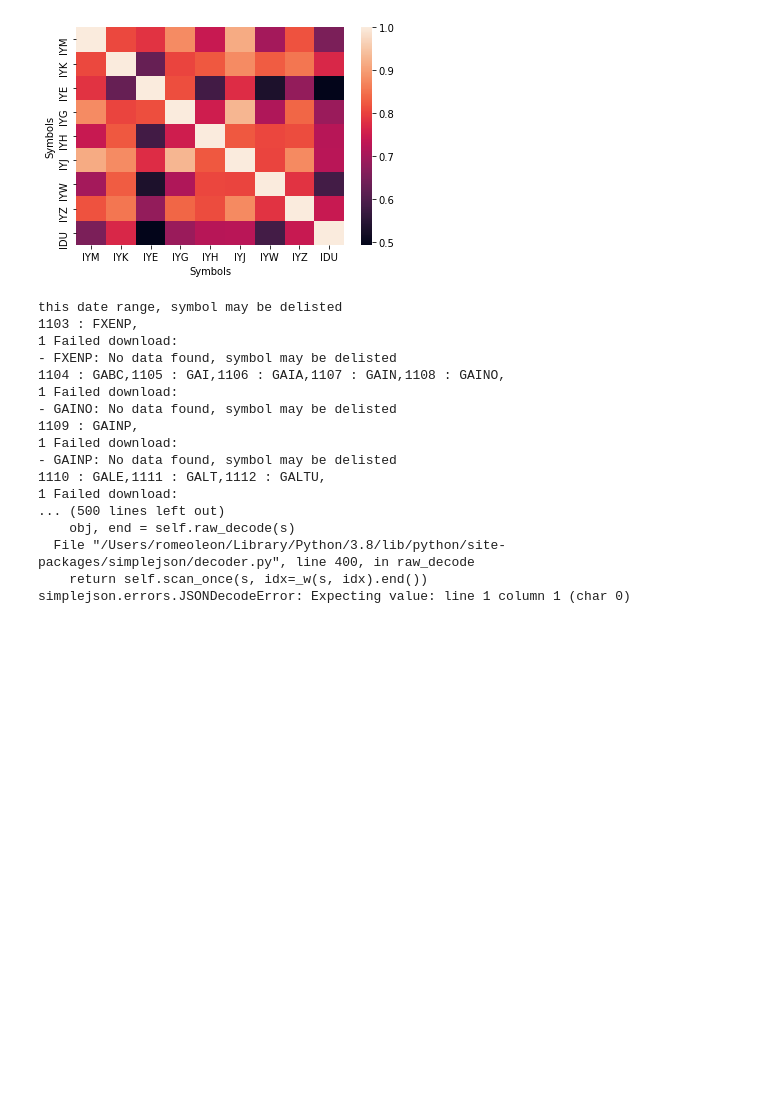
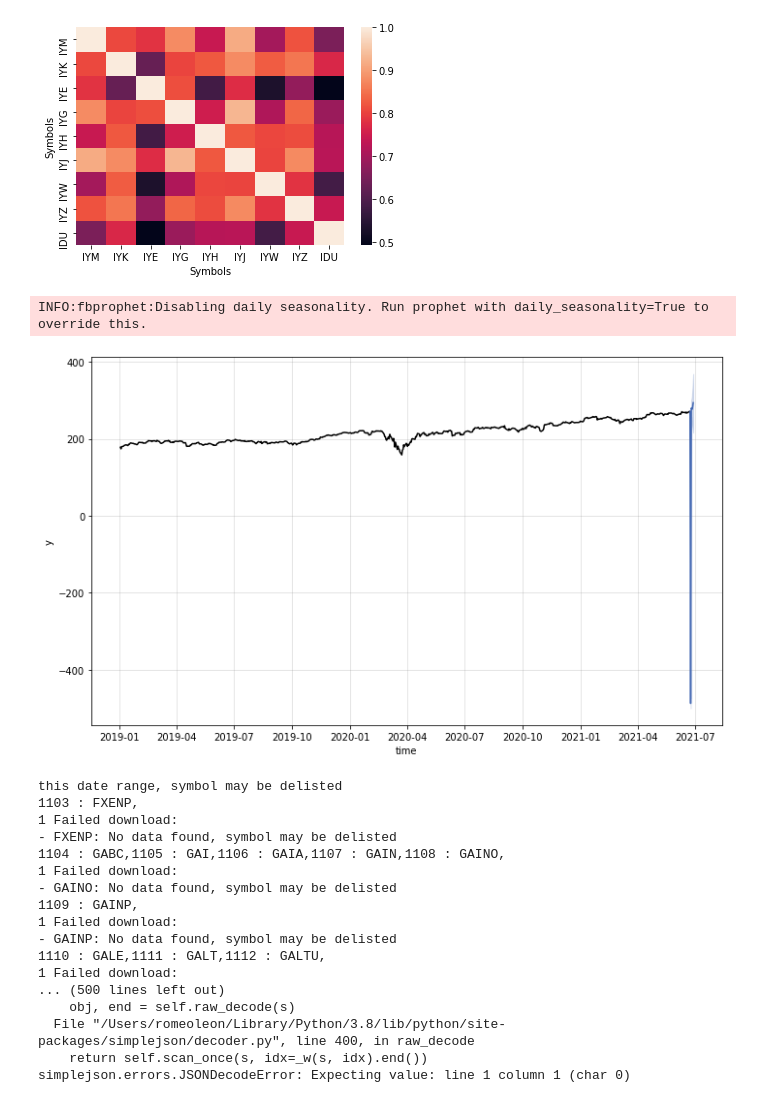
Before and after one commit to Romeo-LEON/hackathon-beihang-university, a Jupyter notebook: Code/Hackathon.ipynb, the cells around one changed output. Cells and saved outputs as stored; diff of their text form; code cells hidden in the pictures; blank space fills up the shorter version.

```diff
--- a/Code/Hackathon.ipynb
+++ b/Code/Hackathon.ipynb
@@ -64,6 +64,39 @@ sns.heatmap(corr)
 # %% [output]
 <AxesSubplot:xlabel='Symbols', ylabel='Symbols'>
 [figure]
+# %%
+#Create new dataframe for facebook prophet
+
+from kats.consts import TimeSeriesData
+
+healthcare = pd.DataFrame(data.loc[:,'Healthcare'])
+
+healthcare.reset_index(inplace=True)
+
+healthcare.rename(columns={'Date':'time','Healthcare':'value'},inplace=True)
+
+healthcare = TimeSeriesData(healthcare)
+# %%
+# import the param and model classes for Prophet model
+from kats.models.prophet import ProphetModel, ProphetParams
+
+# create a model param instance
+params = ProphetParams(seasonality_mode='multiplicative') # additive mode gives worse results
+
+# create a prophet model instance
+m = ProphetModel(healthcare, params)
+
+# fit model simply by calling m.fit()
+m.fit()
+
+# make prediction for next 30 month
+fcst = m.predict(steps=6, freq="MS")
+
+# plot to visualize
+m.plot()
+# %% [output]
+INFO:fbprophet:Disabling daily seasonality. Run prophet with daily_seasonality=True to override this.
+[figure, added]
 # %%
 '''
 #Set start and end time
```
Also changed, not shown: parts of 1 cell of this notebook.
